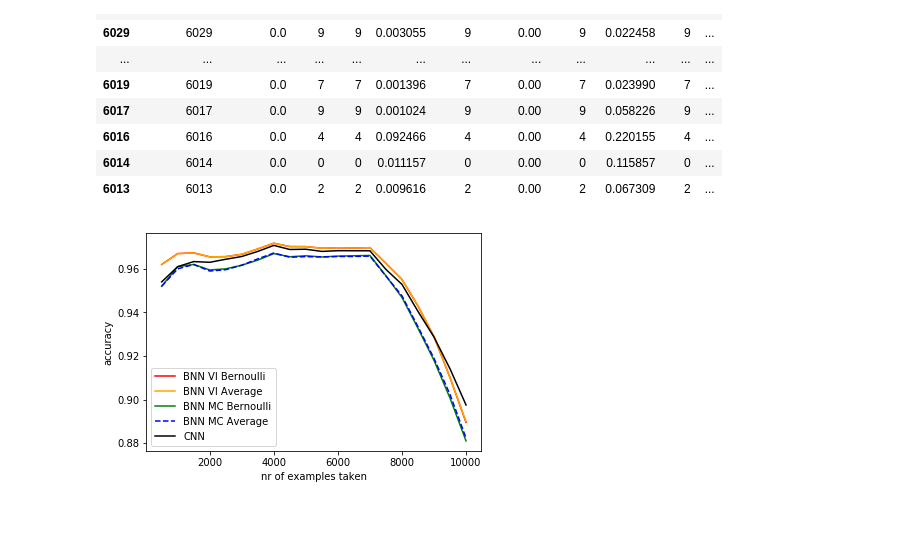
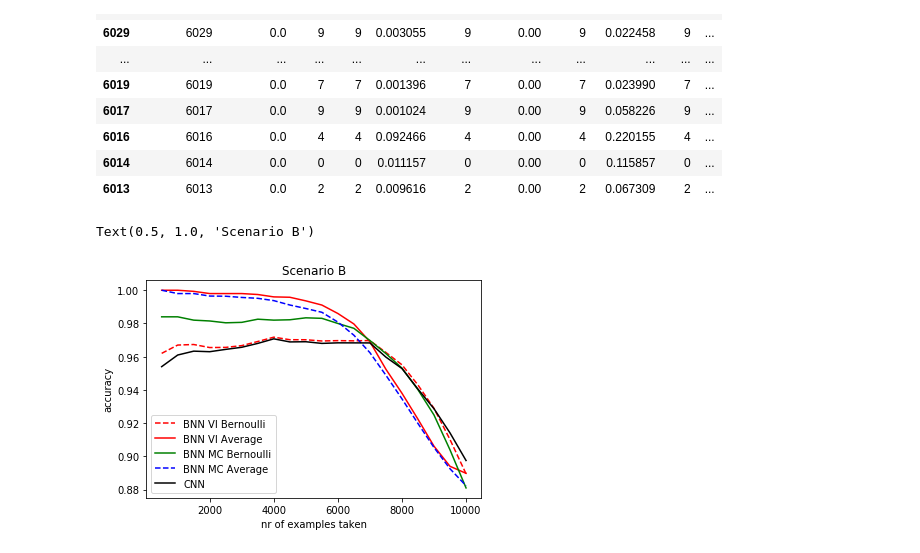
Before and after one commit to annamiri/cornerstone-project, a Jupyter notebook: D_002_unbalanced_dataset_evaluate.ipynb, the cells around one changed output. Drawn from its saved outputs; the diff is of its cells as text; code cells hidden in the pictures; blank space fills up the shorter version.

```diff
--- a/D_002_unbalanced_dataset_evaluate.ipynb
+++ b/D_002_unbalanced_dataset_evaluate.ipynb
@@ -201,32 +201,41 @@ cnn = []
 mc = []
 vi = []
 for i in range(500,10400,500):
-    data = testing[0:i]
+    data = results.sort_values(by=['sort_order'], ascending = True)
+    data = data[0:i]
     x.append(i)
     b_vi.append((data['soll']==data['b_vi']).sum()/i)
-    a_vi.append((data['soll']==data['a_vi']).sum()/i)
-    b_mc.append((data['soll']==data['b_mc']).sum()/i)
-    a_mc.append((data['soll']==data['a_mc']).sum()/i)
     cnn.append((data['soll']==data['cnn']).sum()/i)
     mc.append((data['soll']==data['mc']).sum()/i)
     vi.append((data['soll']==data['vi']).sum()/i)
+    data = results.sort_values(by=['a_vi_std'], ascending = True)
+    data = data[0:i]
+    a_vi.append((data['soll']==data['a_vi']).sum()/i)
+    data = results.sort_values(by=['b_mc_std'], ascending = True)
+    data = data[0:i]
+    b_mc.append((data['soll']==data['b_mc']).sum()/i)
+    data = results.sort_values(by=['a_mc_std'], ascending = True)
+    data = data[0:i]
+    a_mc.append((data['soll']==data['a_mc']).sum()/i)
+    data = results
 # %%
 import matplotlib.pyplot as plt
 
-plt.plot(x, b_vi, label='BNN VI Bernoulli', color='red')
-plt.plot(x, a_vi, label='BNN VI Average', color='orange', linestyle= '-')
+plt.plot(x, b_vi, label='BNN VI Bernoulli', color='red', linestyle='--')
+plt.plot(x, a_vi, label='BNN VI Average', color='red')
 plt.plot(x, b_mc, label='BNN MC Bernoulli', color='green', linestyle='-')
 plt.plot(x, a_mc, label='BNN MC Average', color='blue', linestyle='--')
 plt.plot(x, cnn, label='CNN', color='black')
-#plt.plot(x, mc, label='BNN MC', color='blue', linestyle='-')
-#plt.plot(x, vi, label='>=50%', color='blue', linestyle='-')
+#plt.plot(x, mc, label='BNN MC', color='orange', linestyle='-')
+#plt.plot(x, vi, label='BNN VI', color='blue', linestyle='-')
 
 plt.xlabel('nr of examples taken')
 plt.ylabel('accuracy')
 #plt.xticks(x)
 #plt.yticks(list_of_dev)
 
 plt.legend(loc='lower left')
-plt.show()
+plt.title("Scenario B")
 # %% [output]
+Text(0.5, 1.0, 'Scenario B')
-[figure, old version]
+[figure, new version]
```
Also changed, not shown: parts of 7 cells of this notebook, 8 other files.
